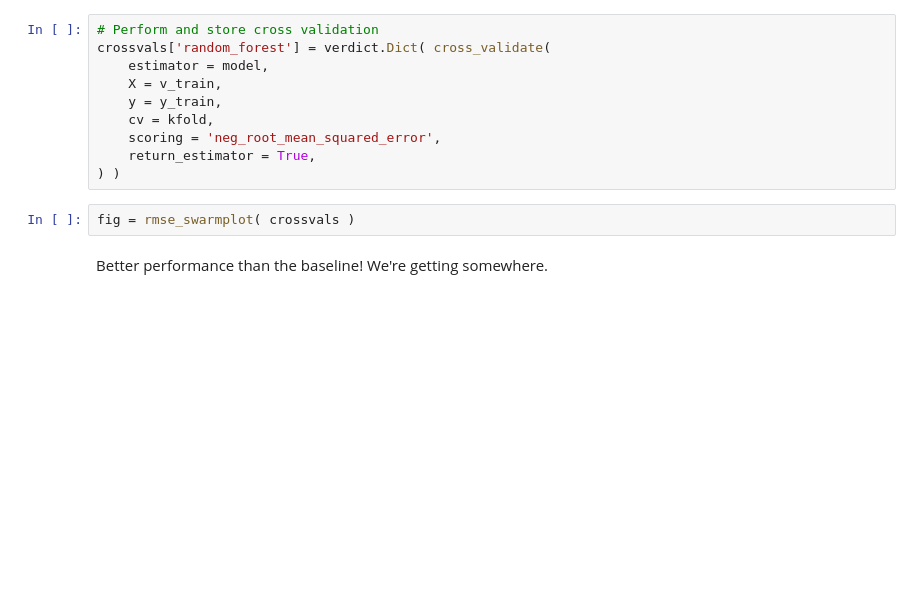
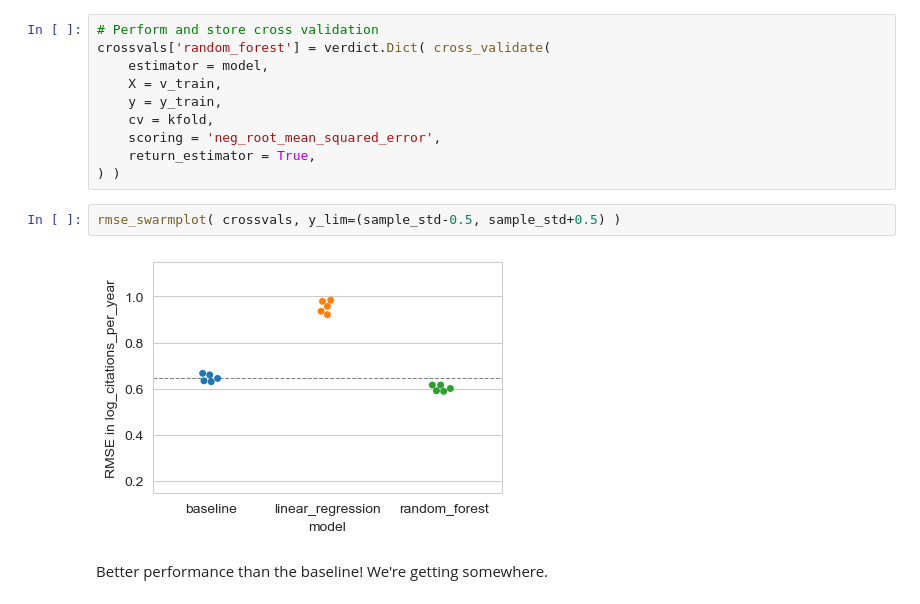
Before and after one commit to zhafen/work-sample, a Jupyter notebook: citation_prediction.ipynb, the cells around one changed output. Drawn from its saved outputs; the diff is of its cells as text; blank space fills up the shorter version.

```diff
--- a/citation_prediction.ipynb
+++ b/citation_prediction.ipynb
@@ -467,7 +543,9 @@ crossvals['random_forest'] = verdict.Dict( cross_validate(
     return_estimator = True,
 ) )
 # %%
-fig = rmse_swarmplot( crossvals )
+rmse_swarmplot( crossvals, y_lim=(sample_std-0.5, sample_std+0.5) )
+# %% [output]
+[figure, added]
 # %% [markdown]
 Better performance than the baseline! We're getting somewhere.
 # %% [markdown]
```
Also changed, not shown: parts of 69 cells of this notebook.
